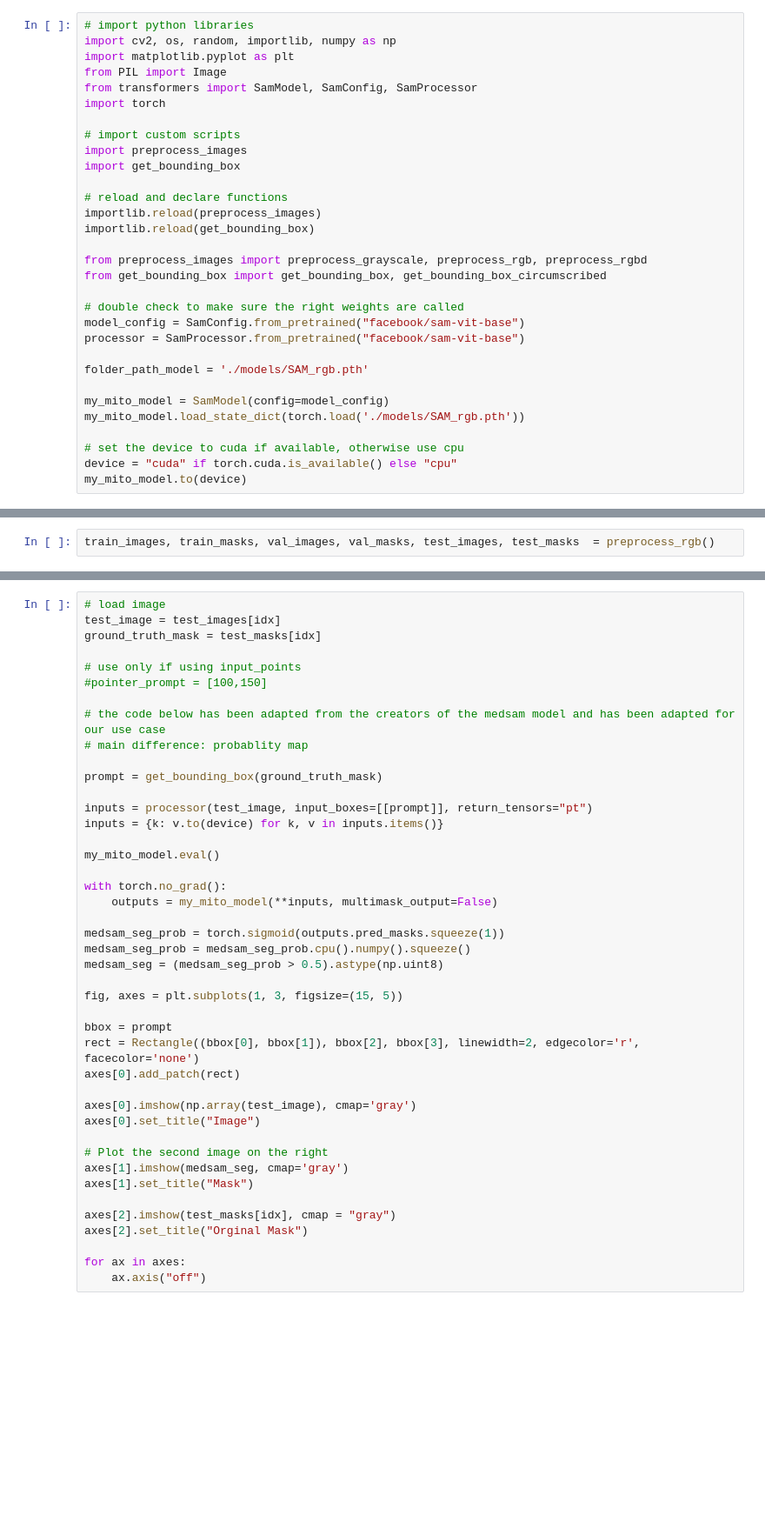
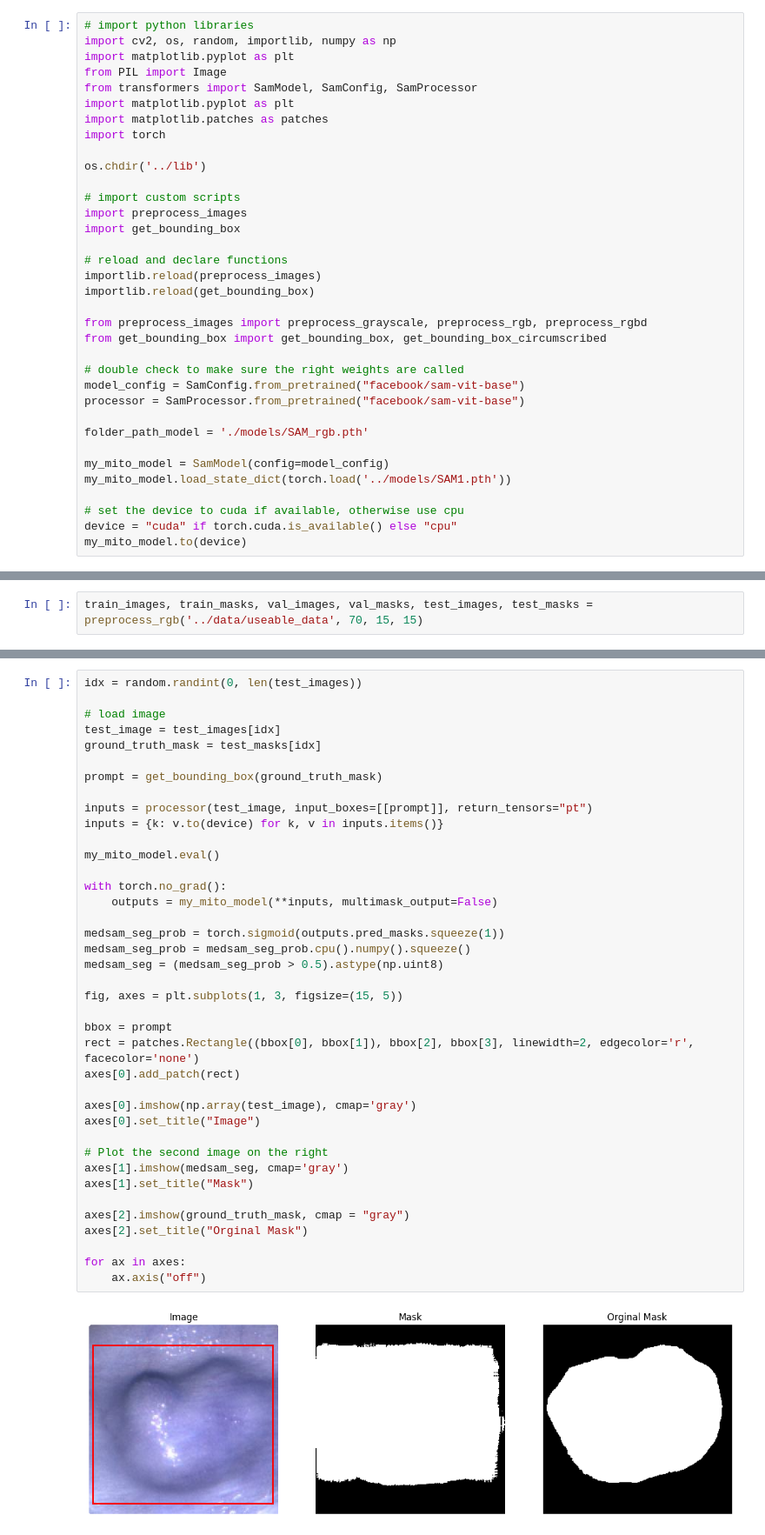
Before and after one commit to RibaDiba/tumor-segmentation, a Jupyter notebook: SAM/visualizing.ipynb, the cells around one changed output, grey strips where cells are left out. Shown: that part at 87% size. Drawn from its saved outputs; the diff is of its cells as text; blank space fills up the shorter version.

Commit message:
updated visualization file

```diff
--- a/SAM/visualizing.ipynb
+++ b/SAM/visualizing.ipynb
@@ -4,7 +4,11 @@ import cv2, os, random, importlib, numpy as np
 import matplotlib.pyplot as plt
 from PIL import Image
 from transformers import SamModel, SamConfig, SamProcessor
+import matplotlib.pyplot as plt
+import matplotlib.patches as patches
 import torch
+
+os.chdir('../lib')
 
 # import custom scripts
 import preprocess_images
@@ -24,7 +28,7 @@ processor = SamProcessor.from_pretrained("facebook/sam-vit-base")
 folder_path_model = './models/SAM_rgb.pth'
 
 my_mito_model = SamModel(config=model_config)
-my_mito_model.load_state_dict(torch.load('./models/SAM_rgb.pth'))
+my_mito_model.load_state_dict(torch.load('../models/SAM1.pth'))
 
 # set the device to cuda if available, otherwise use cpu
 device = "cuda" if torch.cuda.is_available() else "cpu"
@@ -32,2 +54,2 @@ my_mito_model.to(device)
 # %%
-train_images, train_masks, val_images, val_masks, test_images, test_masks  = preprocess_rgb()
+train_images, train_masks, val_images, val_masks, test_images, test_masks = preprocess_rgb('../data/useable_data', 70, 15, 15)
@@ -34,43 +62,41 @@ train_images, train_masks, val_images, val_masks, test_images, test_masks  = pre
 # %%
+idx = random.randint(0, len(test_images))
+
 # load image
 test_image = test_images[idx]
 ground_truth_mask = test_masks[idx]
-
-# use only if using input_points
-#pointer_prompt = [100,150]
-
-# the code below has been adapted from the creators of the medsam model and has been adapted for our use case
-# main difference: probablity map
 
 prompt = get_bounding_box(ground_truth_mask)
 
 inputs = processor(test_image, input_boxes=[[prompt]], return_tensors="pt")
 inputs = {k: v.to(device) for k, v in inputs.items()}
 
 my_mito_model.eval()
 
 with torch.no_grad():
     outputs = my_mito_model(**inputs, multimask_output=False)
 
 medsam_seg_prob = torch.sigmoid(outputs.pred_masks.squeeze(1))
 medsam_seg_prob = medsam_seg_prob.cpu().numpy().squeeze()
 medsam_seg = (medsam_seg_prob > 0.5).astype(np.uint8)
 
 fig, axes = plt.subplots(1, 3, figsize=(15, 5))
 
 bbox = prompt
-rect = Rectangle((bbox[0], bbox[1]), bbox[2], bbox[3], linewidth=2, edgecolor='r', facecolor='none')
+rect = patches.Rectangle((bbox[0], bbox[1]), bbox[2], bbox[3], linewidth=2, edgecolor='r', facecolor='none')
 axes[0].add_patch(rect)
 
 axes[0].imshow(np.array(test_image), cmap='gray')
 axes[0].set_title("Image")
 
 # Plot the second image on the right
 axes[1].imshow(medsam_seg, cmap='gray')
 axes[1].set_title("Mask")
 
-axes[2].imshow(test_masks[idx], cmap = "gray")
+axes[2].imshow(ground_truth_mask, cmap = "gray")
 axes[2].set_title("Orginal Mask")
 
 for ax in axes:
     ax.axis("off")
+# %% [output]
+[figure, added]
```
Also changed, not shown: parts of 3 cells of this notebook.
